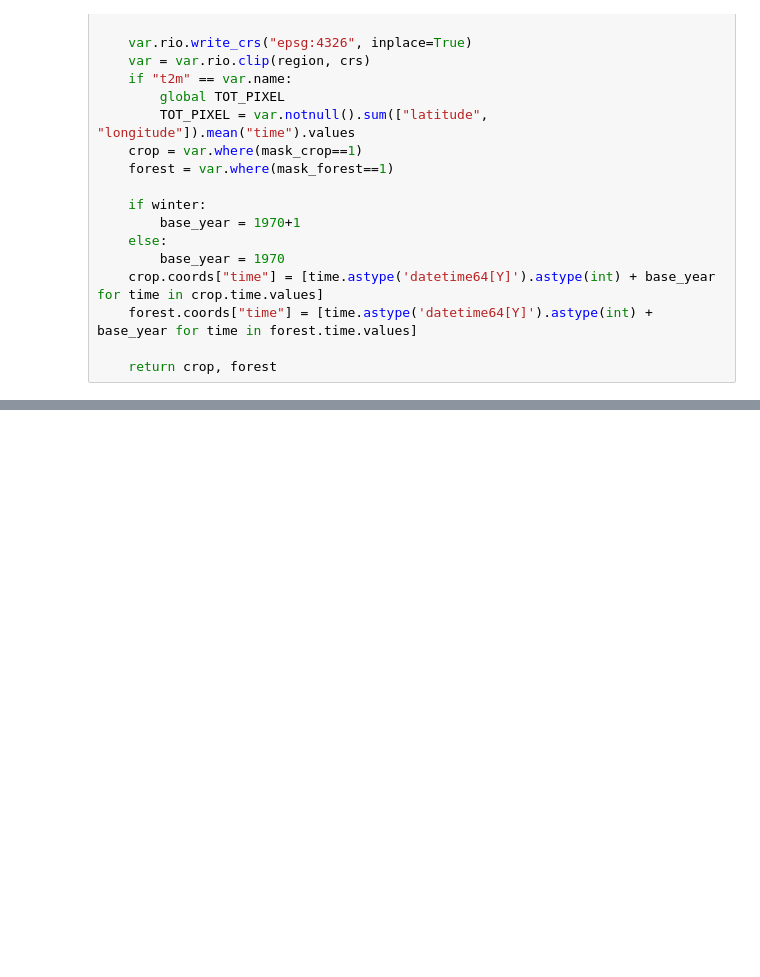
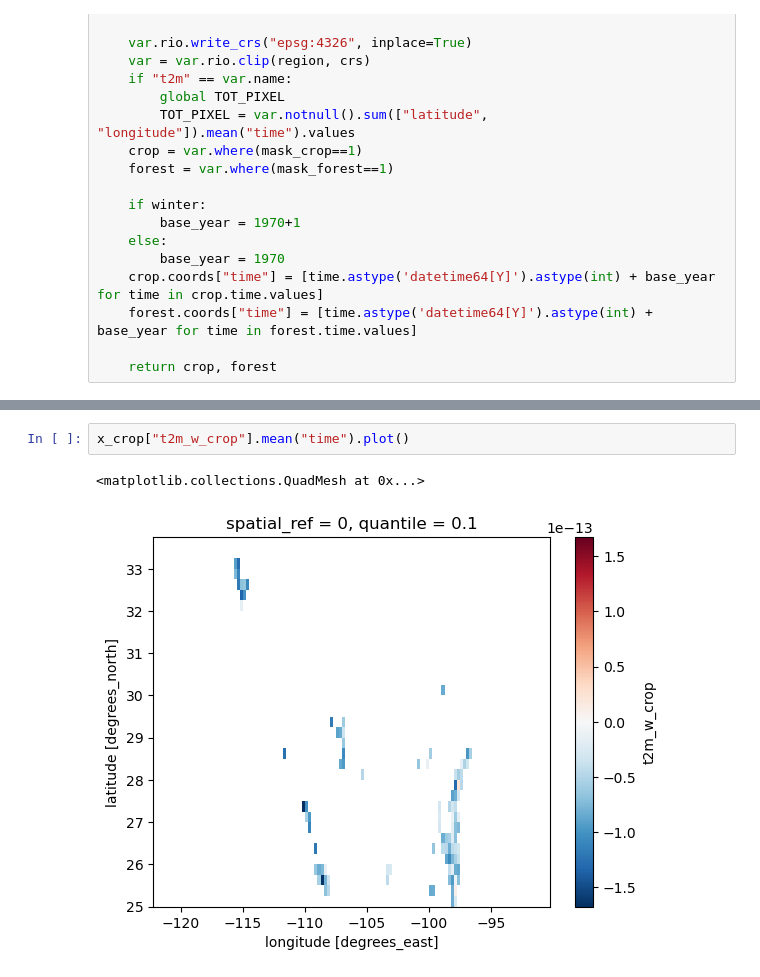
Before and after one commit to melioristic/preconditioned-compound-vegetation, a Jupyter notebook: nb_prepare_data.ipynb, the cells around one changed output, grey strips where cells are left out. Saved outputs shown, nothing was run; the diff lists cells and outputs as text; blank space fills up the shorter version.

```diff
--- a/nb_prepare_data.ipynb
+++ b/nb_prepare_data.ipynb
@@ -264,0 +214,5 @@ Crop frac: 16.94
+# %%
+x_crop["t2m_w_crop"].mean("time").plot()
+# %% [output]
+<matplotlib.collections.QuadMesh at 0x...>
+[figure, added]
```
Also changed, not shown: parts of 2 cells of this notebook, 12 other files.
